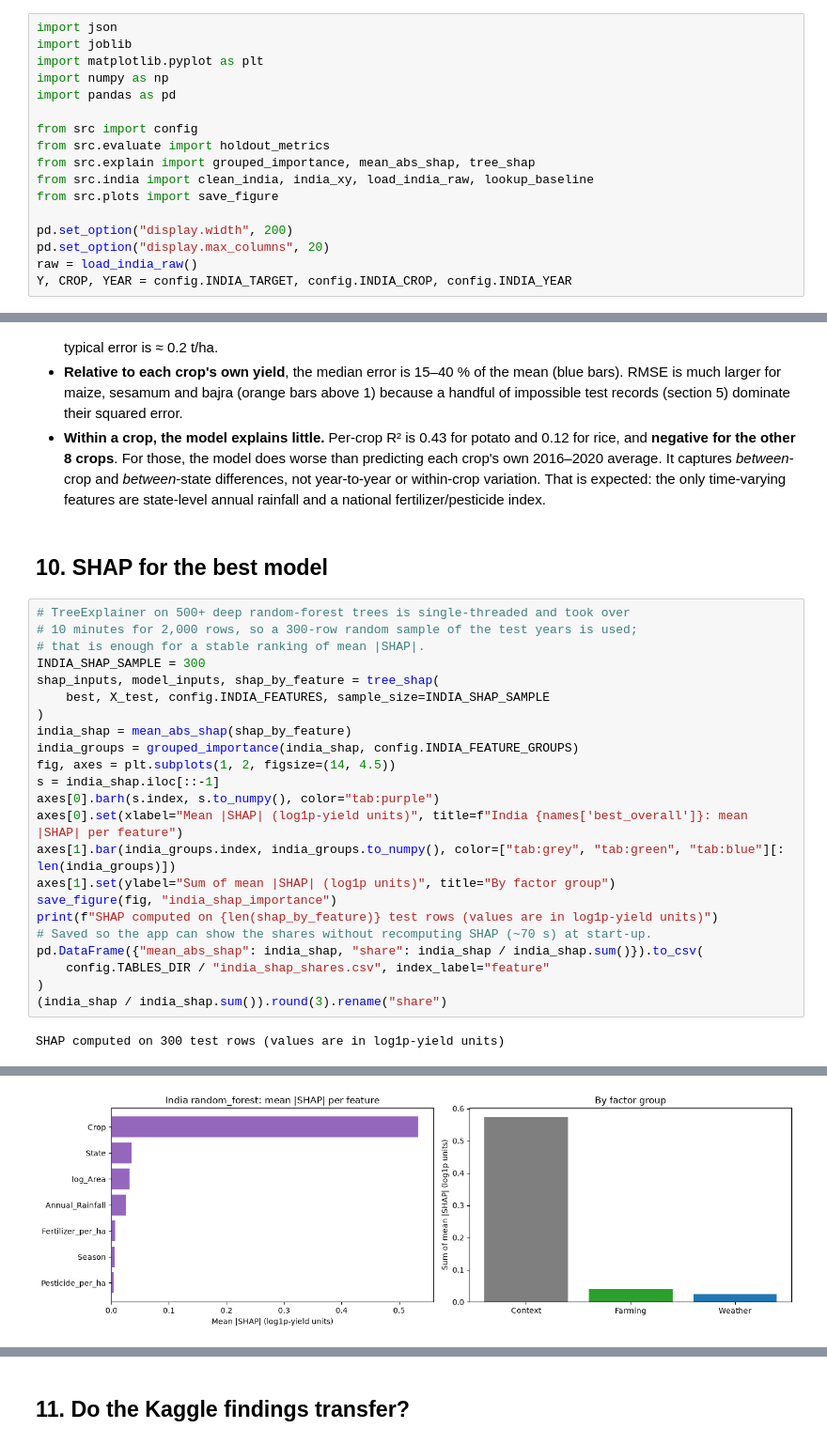
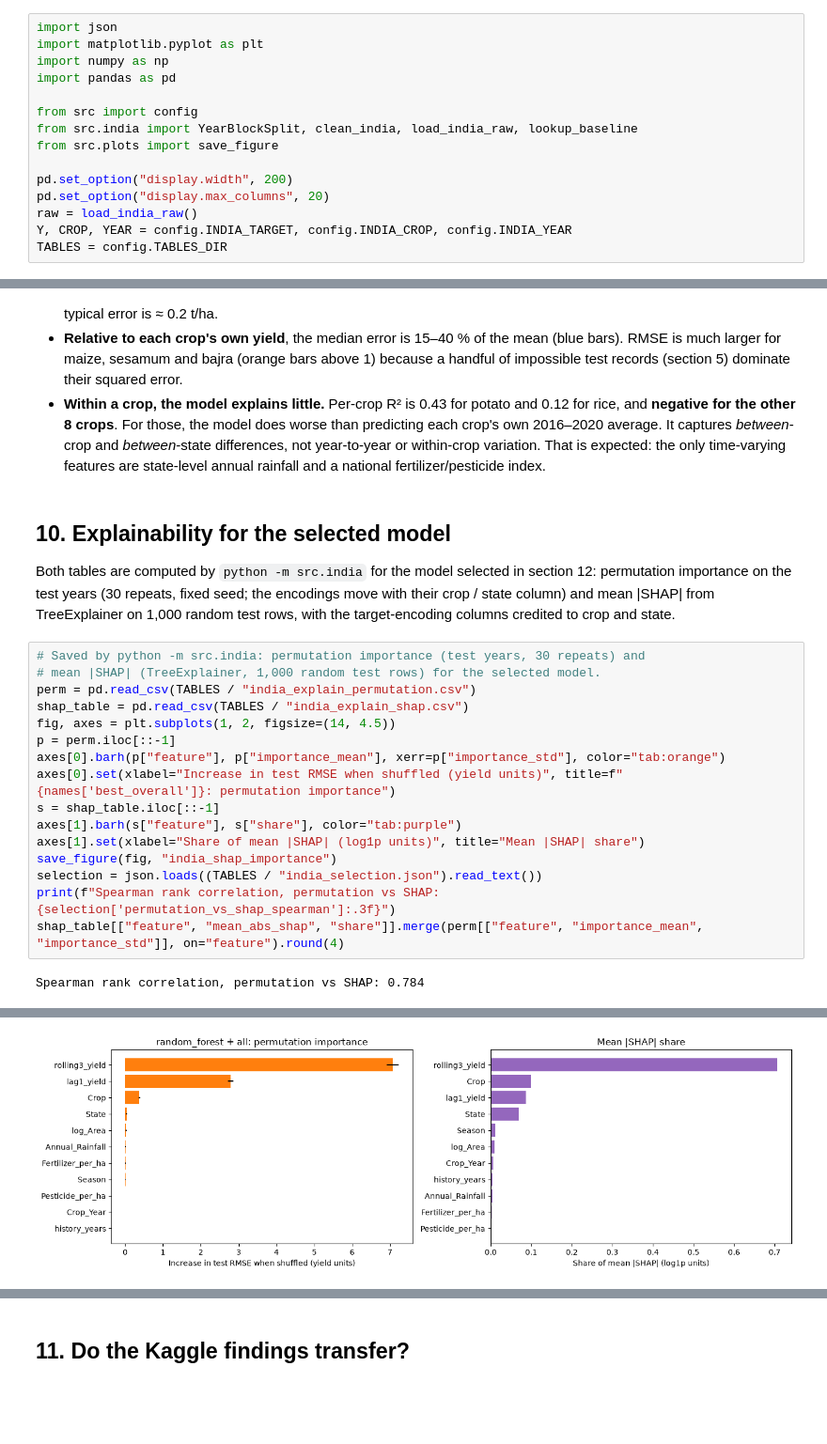
Before and after one commit to SauravLamba17/CropYieldPrediction, a Jupyter notebook: notebooks/04_india.ipynb, the cells around one changed output, grey strips where cells are left out. Shown at 94% size. Cells and saved outputs as stored; diff of their text form; blank space fills up the shorter version.

```diff
--- a/notebooks/04_india.ipynb
+++ b/notebooks/04_india.ipynb
@@ -45,21 +45,19 @@ the data, explains every decision and reads back the saved results so the
 numbers here are exactly the ones in `results/tables/`.
 # %%
 import json
-import joblib
 import matplotlib.pyplot as plt
 import numpy as np
 import pandas as pd
 
 from src import config
-from src.evaluate import holdout_metrics
-from src.explain import grouped_importance, mean_abs_shap, tree_shap
-from src.india import clean_india, india_xy, load_india_raw, lookup_baseline
+from src.india import YearBlockSplit, clean_india, load_india_raw, lookup_baseline
 from src.plots import save_figure
 
 pd.set_option("display.width", 200)
 pd.set_option("display.max_columns", 20)
 raw = load_india_raw()
 Y, CROP, YEAR = config.INDIA_TARGET, config.INDIA_CROP, config.INDIA_YEAR
+TABLES = config.TABLES_DIR
 # %% [markdown]
 ## 1. Audit (as in Phase 1)
 # %%
@@ -466,29 +460,27 @@ per_crop.round(3)
   within-crop variation. That is expected: the only time-varying features are
   state-level annual rainfall and a national fertilizer/pesticide index.
 # %% [markdown]
-## 10. SHAP for the best model
+## 10. Explainability for the selected model
+
+Both tables are computed by `python -m src.india` for the model selected in section 12:
+permutation importance on the test years (30 repeats, fixed seed; the encodings move with
+their crop / state column) and mean |SHAP| from TreeExplainer on 1,000 random test rows,
+with the target-encoding columns credited to crop and state.
 # %%
-# TreeExplainer on 500+ deep random-forest trees is single-threaded and took over
-# 10 minutes for 2,000 rows, so a 300-row random sample of the test years is used;
-# that is enough for a stable ranking of mean |SHAP|.
-INDIA_SHAP_SAMPLE = 300
-shap_inputs, model_inputs, shap_by_feature = tree_shap(
-    best, X_test, config.INDIA_FEATURES, sample_size=INDIA_SHAP_SAMPLE
-)
-india_shap = mean_abs_shap(shap_by_feature)
-india_groups = grouped_importance(india_shap, config.INDIA_FEATURE_GROUPS)
+# Saved by python -m src.india: permutation importance (test years, 30 repeats) and
+# mean |SHAP| (TreeExplainer, 1,000 random test rows) for the selected model.
+perm = pd.read_csv(TABLES / "india_explain_permutation.csv")
+shap_table = pd.read_csv(TABLES / "india_explain_shap.csv")
 fig, axes = plt.subplots(1, 2, figsize=(14, 4.5))
-s = india_shap.iloc[::-1]
-axes[0].barh(s.index, s.to_numpy(), color="tab:purple")
-axes[0].set(xlabel="Mean |SHAP| (log1p-yield units)", title=f"India {names['best_overall']}: mean |SHAP| per feature")
-axes[1].bar(india_groups.index, india_groups.to_numpy(), color=["tab:grey", "tab:green", "tab:blue"][: len(india_groups)])
-axes[1].set(ylabel="Sum of mean |SHAP| (log1p units)", title="By factor group")
+p = perm.iloc[::-1]
+axes[0].barh(p["feature"], p["importance_mean"], xerr=p["importance_std"], color="tab:orange")
+axes[0].set(xlabel="Increase in test RMSE when shuffled (yield units)", title=f"{names['best_overall']}: permutation importance")
+s = shap_table.iloc[::-1]
+axes[1].barh(s["feature"], s["share"], color="tab:purple")
+axes[1].set(xlabel="Share of mean |SHAP| (log1p units)", title="Mean |SHAP| share")
 save_figure(fig, "india_shap_importance")
-print(f"SHAP computed on {len(shap_by_feature)} test rows (values are in log1p-yield units)")
-# Saved so the app can show the shares without recomputing SHAP (~70 s) at start-up.
-pd.DataFrame({"mean_abs_shap": india_shap, "share": india_shap / india_shap.sum()}).to_csv(
-    config.TABLES_DIR / "india_shap_shares.csv", index_label="feature"
-)
-(india_shap / india_shap.sum()).round(3).rename("share")
+selection = json.loads((TABLES / "india_selection.json").read_text())
+print(f"Spearman rank correlation, permutation vs SHAP: {selection['permutation_vs_shap_spearman']:.3f}")
+shap_table[["feature", "mean_abs_shap", "share"]].merge(perm[["feature", "importance_mean", "importance_std"]], on="feature").round(4)
 # %% [output]
-SHAP computed on 300 test rows (values are in log1p-yield units)
+Spearman rank correlation, permutation vs SHAP: 0.784
@@ -503,2 +499,2 @@ Name: share, dtype: float64
-[figure, old version]
+[figure, new version]
 # %% [markdown]
```
Also changed, not shown: parts of 16 cells of this notebook, 3 other files.
